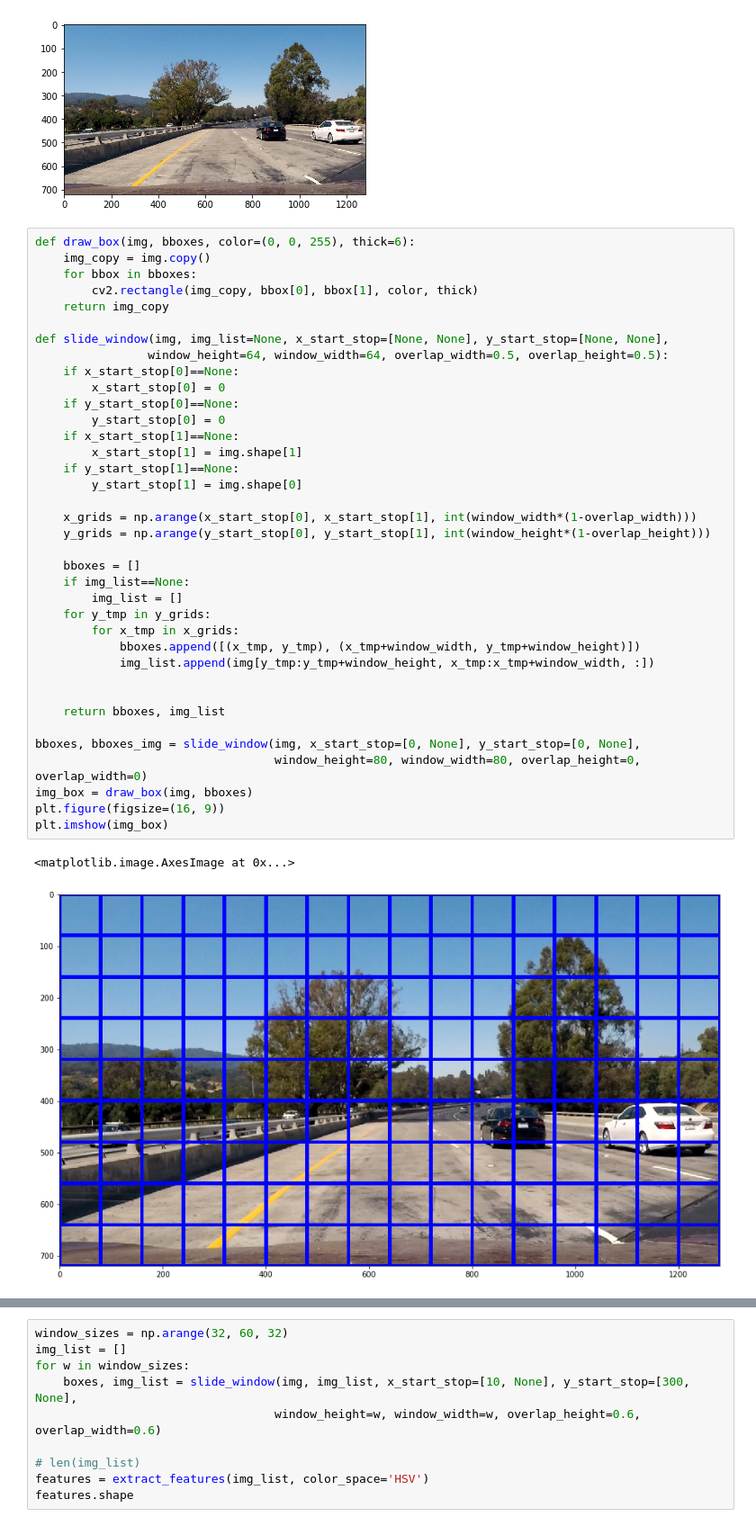
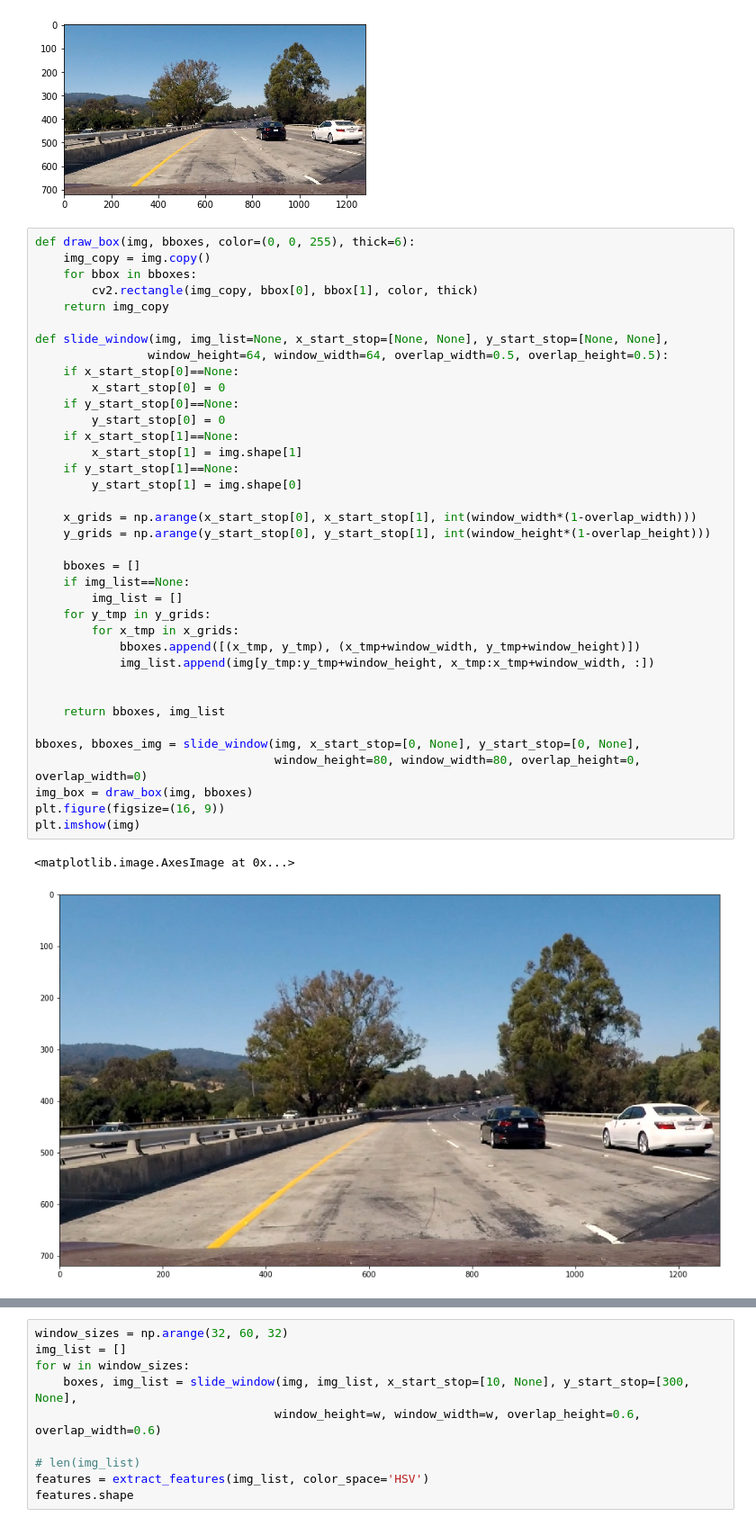
Before and after one commit to LiYan1988/vehicle-detection-traditional, a Jupyter notebook: lab-3.ipynb, the cells around one changed output, grey strips where cells are left out. Shown at 90% size. Saved outputs shown, nothing was run; the diff lists cells and outputs as text.

```diff
--- a/lab-3.ipynb
+++ b/lab-3.ipynb
@@ -97,35 +97,35 @@ def slide_window(img, img_list=None, x_start_stop=[None, None], y_start_stop=[No
                 window_height=64, window_width=64, overlap_width=0.5, overlap_height=0.5):
     if x_start_stop[0]==None:
         x_start_stop[0] = 0
     if y_start_stop[0]==None:
         y_start_stop[0] = 0
     if x_start_stop[1]==None:
         x_start_stop[1] = img.shape[1]
     if y_start_stop[1]==None:
         y_start_stop[1] = img.shape[0]
 
     x_grids = np.arange(x_start_stop[0], x_start_stop[1], int(window_width*(1-overlap_width)))
     y_grids = np.arange(y_start_stop[0], y_start_stop[1], int(window_height*(1-overlap_height)))
 
     bboxes = []
     if img_list==None:
         img_list = []
     for y_tmp in y_grids:
         for x_tmp in x_grids:
             bboxes.append([(x_tmp, y_tmp), (x_tmp+window_width, y_tmp+window_height)])
             img_list.append(img[y_tmp:y_tmp+window_height, x_tmp:x_tmp+window_width, :])
 
 
     return bboxes, img_list
 
 bboxes, bboxes_img = slide_window(img, x_start_stop=[0, None], y_start_stop=[0, None],
                                   window_height=80, window_width=80, overlap_height=0, overlap_width=0)
 img_box = draw_box(img, bboxes)
 plt.figure(figsize=(16, 9))
-plt.imshow(img_box)
+plt.imshow(img)
 # %% [output]
 <matplotlib.image.AxesImage at 0x...>
-[figure, old version]
+[figure, new version]
 # %%
 img_copy = img.copy()
 bboxes = []
```
Also changed, not shown: parts of 5 cells of this notebook, 1 other file.
